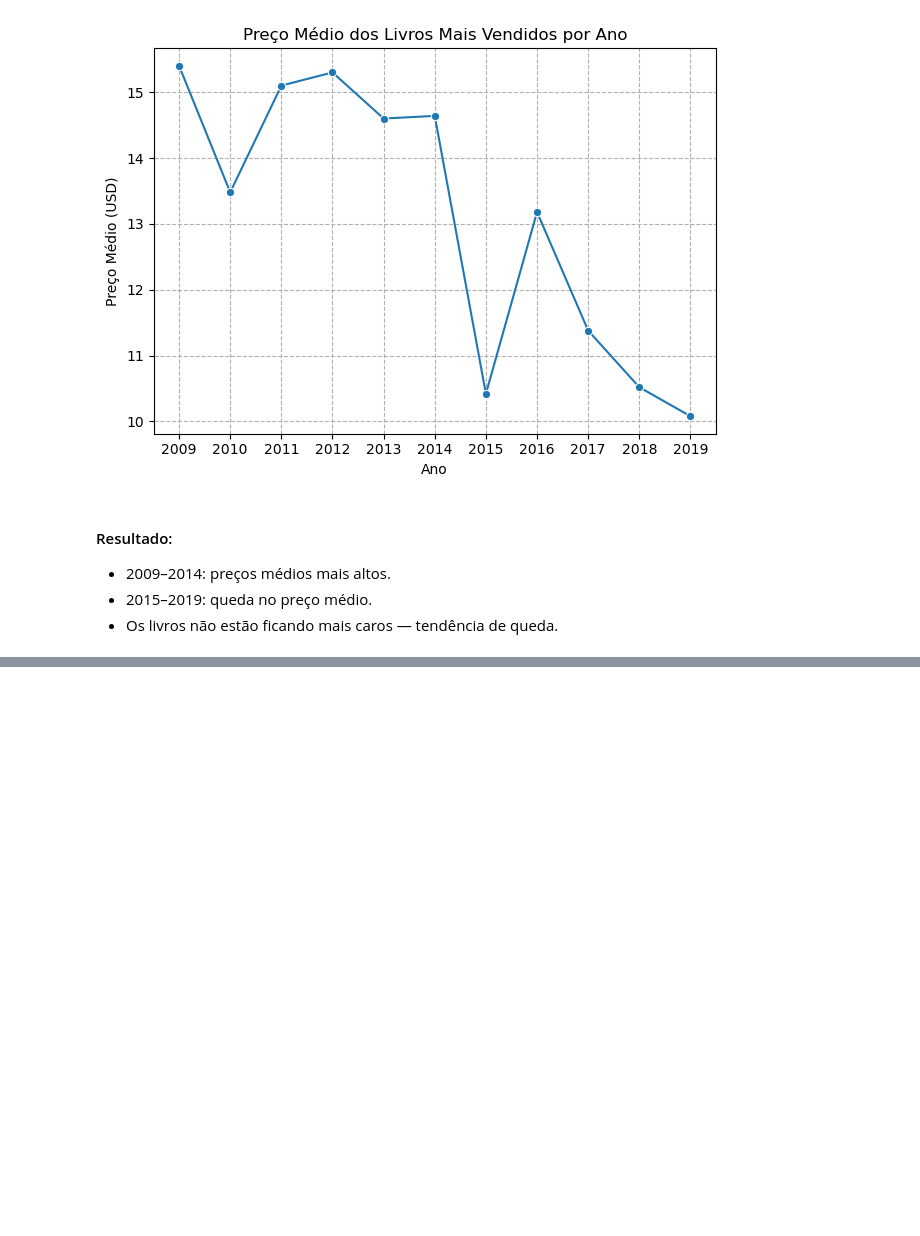
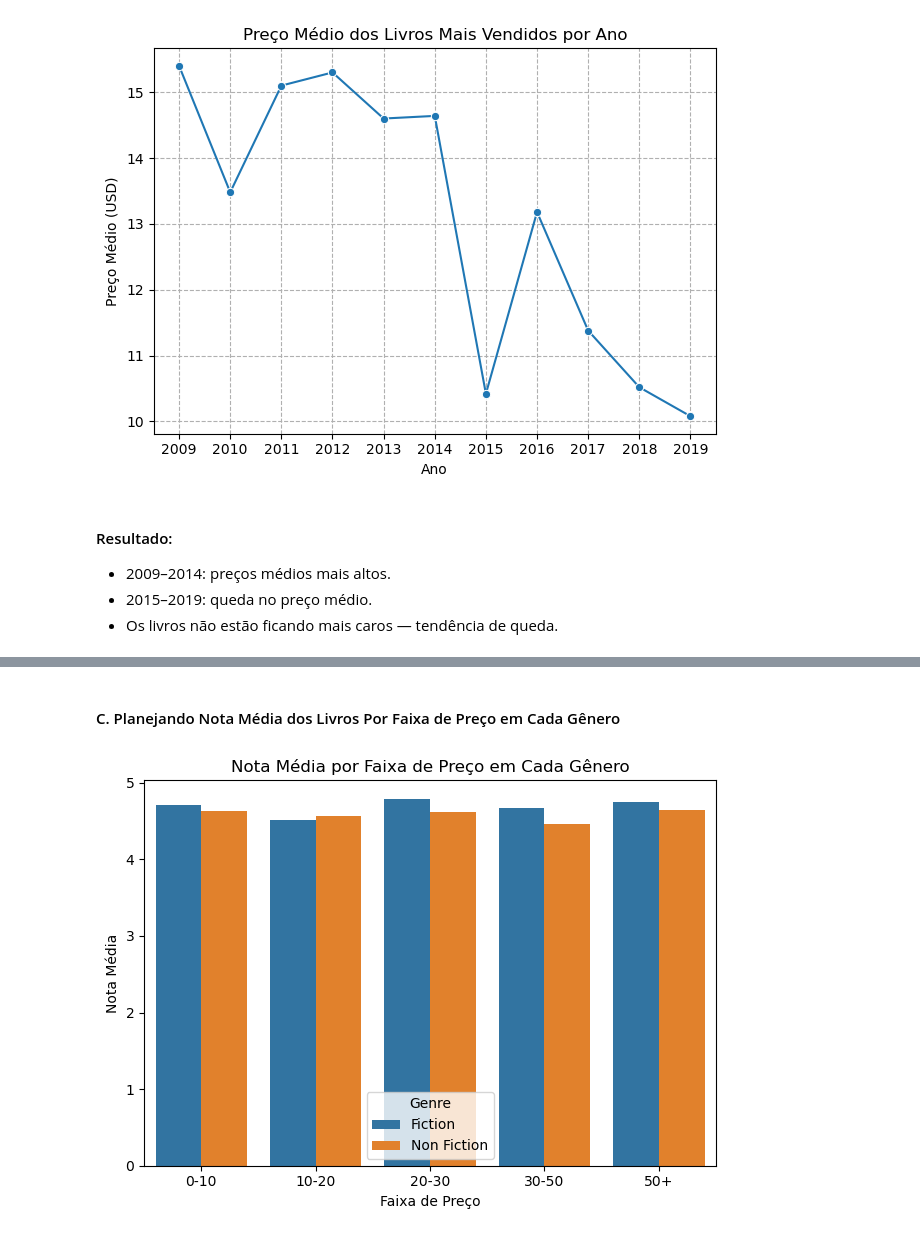
Before and after one commit to GabrielRibeiro0/Analise-de-Dados, a Jupyter notebook: Projetos/Projeto - Amazon Top 50 Bestselling Books 2009–2019/notebooks/bestsellers.ipynb, the cells around one changed output, grey strips where cells are left out. Drawn from its saved outputs; the diff is of its cells as text; code cells hidden in the pictures; blank space fills up the shorter version.

```diff
--- a/Projetos/Projeto - Amazon Top 50 Bestselling Books 2009–2019/notebooks/bestsellers.ipynb
+++ b/Projetos/Projeto - Amazon Top 50 Bestselling Books 2009–2019/notebooks/bestsellers.ipynb
@@ -317,0 +381,5 @@ plt.show()
+# %%
+bins = [0, 10, 20, 30, 50, bestsellers["Price"].max()]
+labels = ["0-10", "10-20", "20-30", "30-50", "50+"]
+
+bestsellers["Faixa de Preço"] = pd.cut(bestsellers["Price"], bins=bins, labels=labels, include_lowest=True)
@@ -317,0 +388,3 @@ plt.show()
+# %%
+media_nota = bestsellers.groupby(["Genre","Faixa de Preço"], observed=True)["User Rating"].mean().reset_index(name="Nota Média")
+print(media_nota)
@@ -317,0 +403,13 @@ plt.show()
+# %% [markdown]
+#### C. Planejando Nota Média dos Livros Por Faixa de Preço em Cada Gênero
+# %%
+sns.barplot(media_nota, x="Faixa de Preço", y="Nota Média", hue="Genre")
+plt.title("Nota Média por Faixa de Preço em Cada Gênero")
+plt.ylabel("Nota Média")
+plt.xlabel("Faixa de Preço")
+plt.tight_layout()
+
+plt.savefig("../images/07-notaMean-preco-genre.png")
+plt.show()
+# %% [output]
+[figure, added]
```
Also changed, not shown: parts of 14 cells of this notebook, 2 other files.
